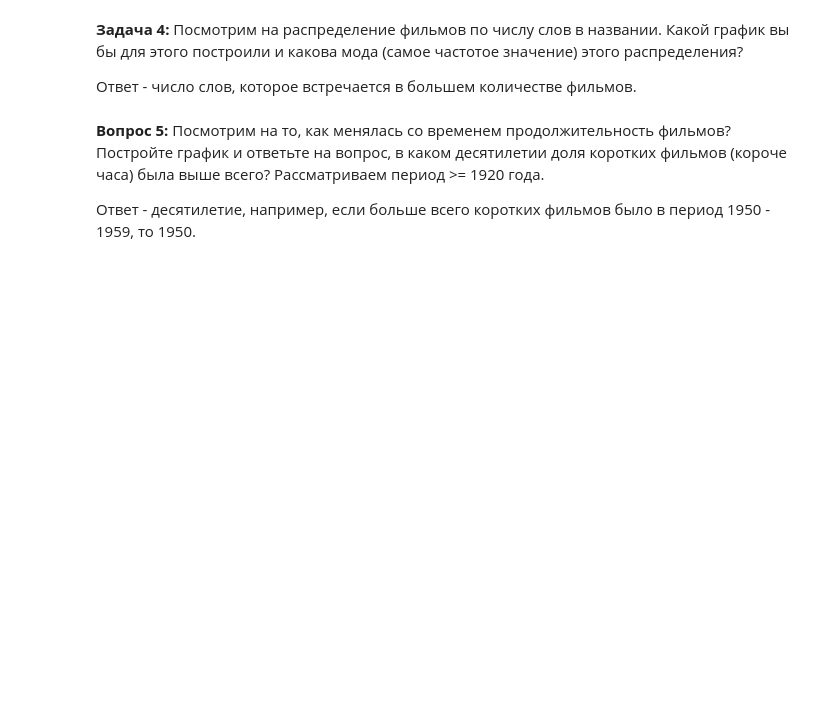
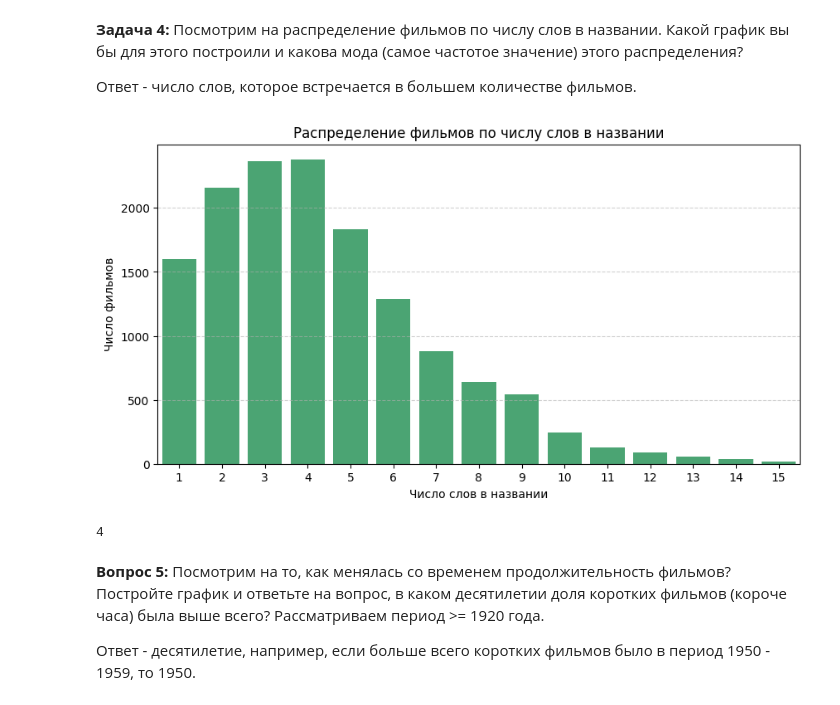
Before and after one commit to vasili-sikora/ml_azati_labs, a Jupyter notebook: lab2-libs/f_visualization/imdb.ipynb, the cells around one changed output. Drawn from its saved outputs; the diff is of its cells as text; code cells hidden in the pictures; blank space fills up the shorter version.

```diff
--- a/lab2-libs/f_visualization/imdb.ipynb
+++ b/lab2-libs/f_visualization/imdb.ipynb
@@ -36,3 +103,20 @@ __Задача 4:__ Посмотрим на распределение филь
+# %%
+word_counts = df['wordsInTitle'].dropna().apply(lambda x: len(str(x).split()))
+
+plt.figure(figsize=(10, 5))
+sns.countplot(x=word_counts, color='mediumseagreen')
+plt.title('Распределение фильмов по числу слов в названии')
+plt.xlabel('Число слов в названии')
+plt.ylabel('Число фильмов')
+plt.xlim(-0.5, 14.5)
+plt.grid(axis='y', linestyle='--', alpha=0.6)
+plt.show()
+
+ans4 = int(word_counts.mode().iloc[0])
+print(ans4)
+# %% [output]
+[figure, added]
+4
 # %% [markdown]
 __Вопрос 5:__ Посмотрим на то, как менялась со временем продолжительность фильмов? Постройте график и ответьте на вопрос, в каком десятилетии доля коротких фильмов (короче часа) была выше всего? Рассматриваем период >= 1920 года.
 
```
Also changed, not shown: parts of 10 cells of this notebook, 10 other files.
